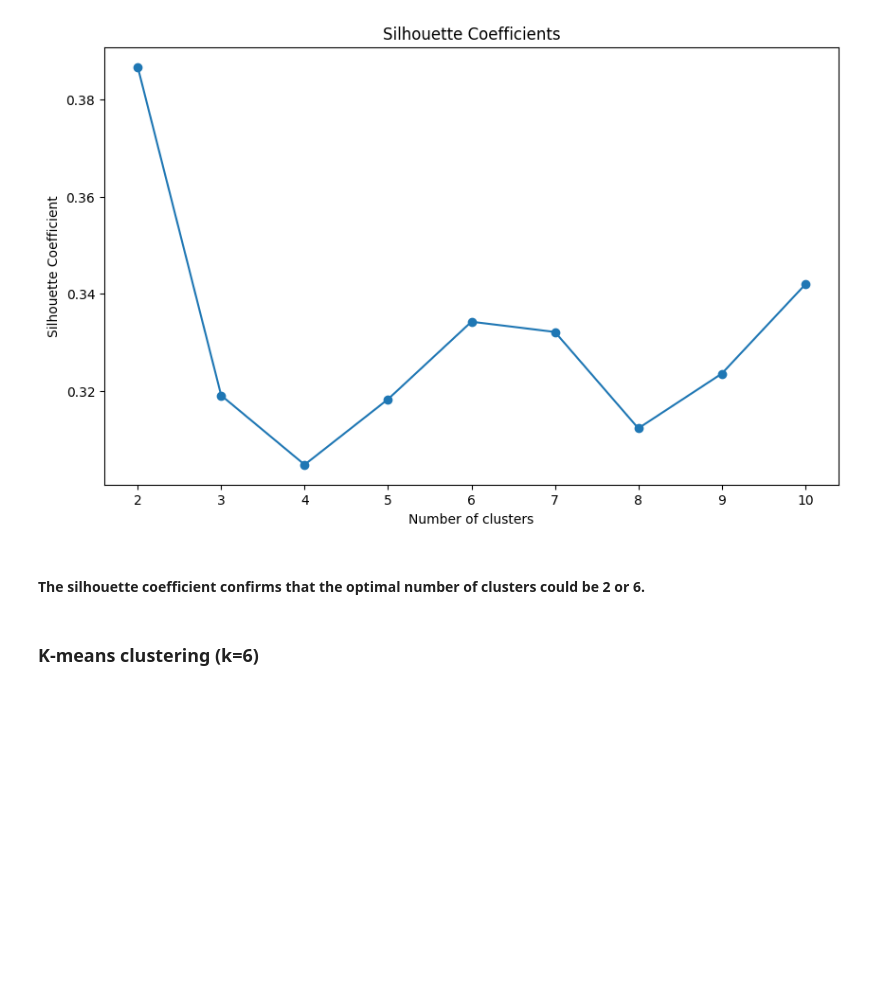
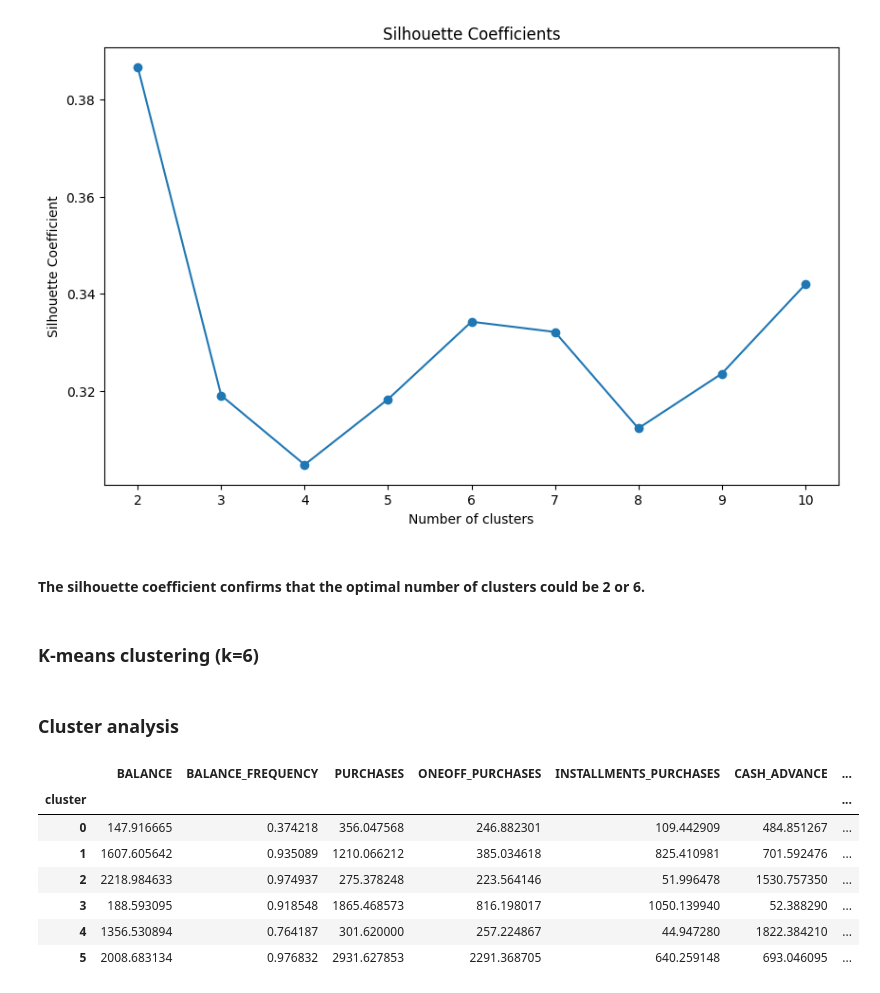
Before and after one commit to janchovanec/ZSU-Projekt, a Jupyter notebook: notebooks/eda.ipynb, the cells around one changed output. Drawn from its saved outputs; the diff is of its cells as text; code cells hidden in the pictures; blank space fills up the shorter version.

```diff
--- a/notebooks/eda.ipynb
+++ b/notebooks/eda.ipynb
@@ -307,0 +311,14 @@ optimal_k = 6
+# %% [markdown]
+### Cluster analysis
+# %%
+cluster_profile = df_clusters.groupby('cluster').mean()
+cluster_profile
+# %% [output]
+|  | BALANCE | BALANCE_FREQUENCY | PURCHASES | ONEOFF_PURCHASES | INSTALLMENTS_PURCHASES | CASH_ADVANCE | ... |
+| cluster |  |  |  |  |  |  | ... |
+| 0 | 147.916665 | 0.374218 | 356.047568 | 246.882301 | 109.442909 | 484.851267 | ... |
+| 1 | 1607.605642 | 0.935089 | 1210.066212 | 385.034618 | 825.410981 | 701.592476 | ... |
+| 2 | 2218.984633 | 0.974937 | 275.378248 | 223.564146 | 51.996478 | 1530.757350 | ... |
+| 3 | 188.593095 | 0.918548 | 1865.468573 | 816.198017 | 1050.139940 | 52.388290 | ... |
+| 4 | 1356.530894 | 0.764187 | 301.620000 | 257.224867 | 44.947280 | 1822.384210 | ... |
+| 5 | 2008.683134 | 0.976832 | 2931.627853 | 2291.368705 | 640.259148 | 693.046095 | ... |
```
Also changed, not shown: parts of 6 cells of this notebook.
